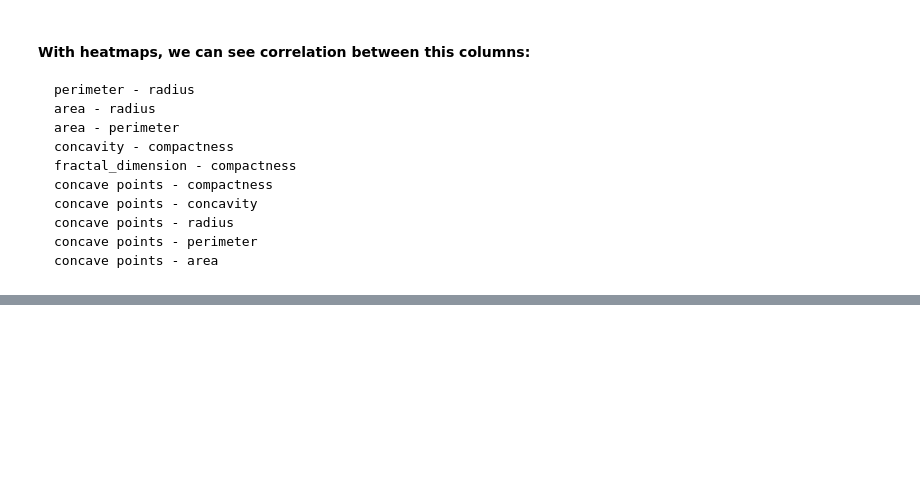
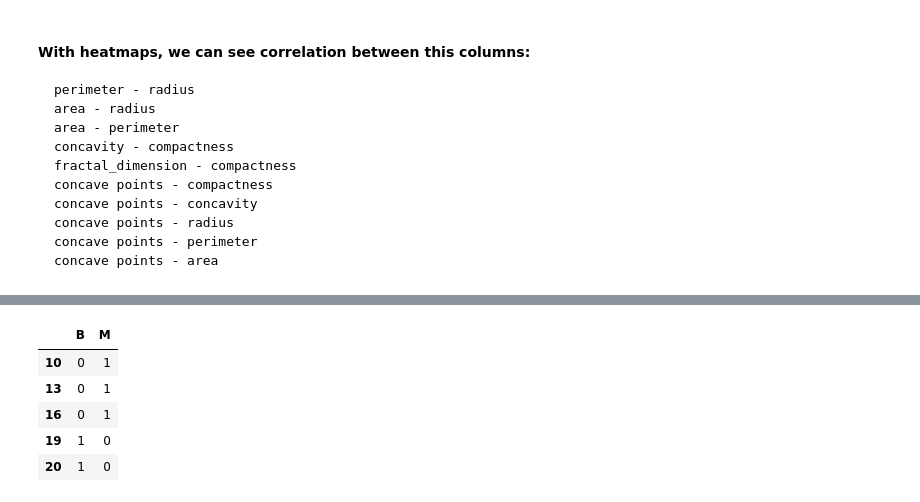
Before and after one commit to Rukundo725/Industry---Casualty-Challenge, a Jupyter notebook: notebooks/EDA.ipynb, the cells around one changed output, grey strips where cells are left out. Cells and saved outputs as stored; diff of their text form; code cells hidden in the pictures; blank space fills up the shorter version.

```diff
--- a/notebooks/EDA.ipynb
+++ b/notebooks/EDA.ipynb
@@ -488,0 +492,12 @@ boxplot = df_data.boxplot(column,rot=90,figsize = (10,5))
+# %%
+# For Diagnosis column, we have to transform benign-malign to 0-1 for better modeling
+
+labels = pd.get_dummies(labels)
+labels.head()
+# %% [output]
+|  | B | M |
+| 10 | 0 | 1 |
+| 13 | 0 | 1 |
+| 16 | 0 | 1 |
+| 19 | 1 | 0 |
+| 20 | 1 | 0 |
```
Also changed, not shown: parts of 19 cells of this notebook.
